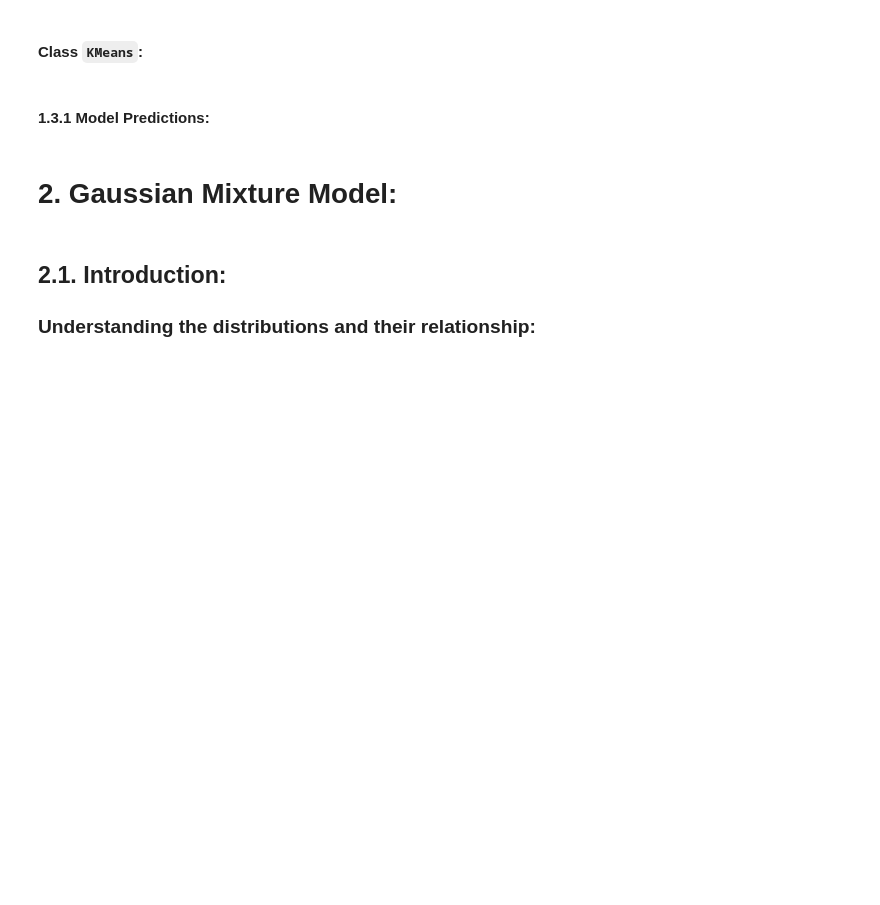
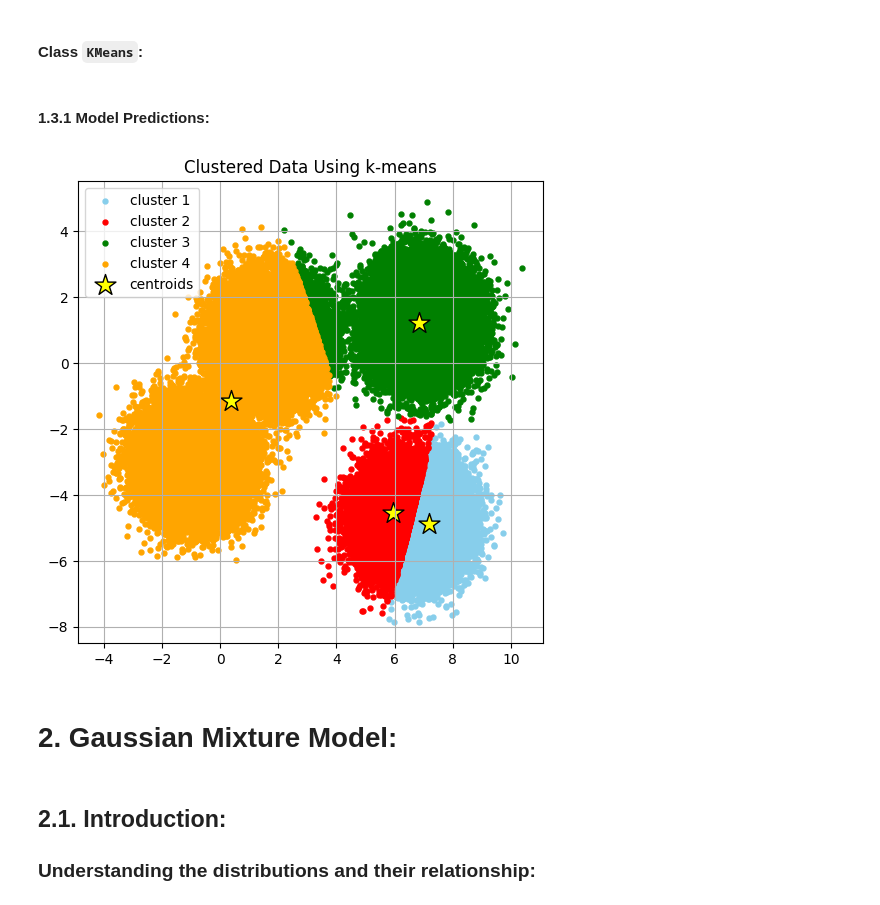
Before and after one commit to vbwanere/SEDS-in-Python, a Jupyter notebook: gmm/GMM_from_Scratch.ipynb, the cells around one changed output. Saved outputs shown, nothing was run; the diff lists cells and outputs as text; code cells hidden in the pictures; blank space fills up the shorter version.

```diff
--- a/gmm/GMM_from_Scratch.ipynb
+++ b/gmm/GMM_from_Scratch.ipynb
@@ -194,12 +194,10 @@ class JaxKMeans:
 num_clusters = 4
 
 # Maximum number of iterations of the k-means algorithm for a single run.
-max_iter = 300
+max_iter = 1000
 
 # Number of time the k-means algorithm will be run with different centroid seeds.
 # The final results will be the best output of n_init consecutive.
 #n_runs = 10
 
 kmeans = JaxKMeans(n_clusters=num_clusters, max_iter=max_iter)
-
-y_pred_km = kmeans.fit_predict(X)
@@ -206,3 +206,49 @@ y_pred_km = kmeans.fit_predict(X)
+# %%
+predicted_centroids = kmeans.update_centroids(X, y_pred_km)
+# %%
+plt.figure(figsize=(6, 6))
+
+# plot cluster 1
+plt.scatter(
+    X[y_pred_km == 0, 0], X[y_pred_km == 0, 1],
+    s=50, c='skyblue',
+    marker='.', label='cluster 1'
+)
+
+# plot cluster 2
+plt.scatter(
+    X[y_pred_km == 1, 0], X[y_pred_km == 1, 1],
+    s=50, c='red',
+    marker='.', label='cluster 2'
+)
+
+# plot cluster 3
+plt.scatter(
+    X[y_pred_km == 2, 0], X[y_pred_km == 2, 1],
+    s=50, c='green',
+    marker='.', label='cluster 3'
+)
+
+# plot cluster 4
+plt.scatter(
+    X[y_pred_km == 3, 0], X[y_pred_km == 3, 1],
+    s=50, c='orange', marker='.',
+    label='cluster 4'
+)
+
+# plot the centroids
+plt.scatter(
+    predicted_centroids[:, 0], predicted_centroids[:, 1],
+    s=250, marker='*',
+    c='yellow', edgecolor='black',
+    label='centroids'
+)
+plt.title('Clustered Data Using k-means')
+plt.legend(scatterpoints=1)
+plt.grid()
+plt.show()
+# %% [output]
+[figure, added]
 # %% [markdown]
 # 2\. Gaussian Mixture Model:
 # %% [markdown]
```
Also changed, not shown: parts of 3 cells of this notebook.
